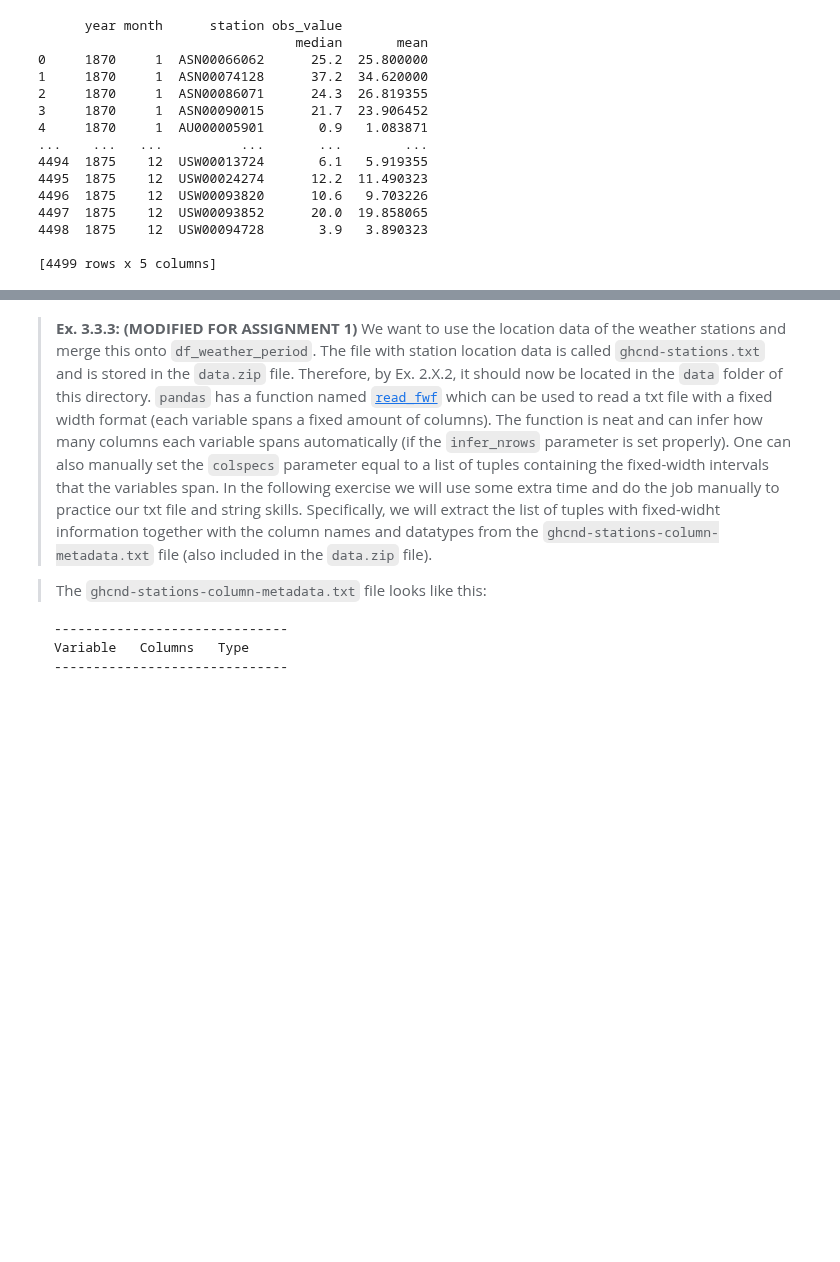
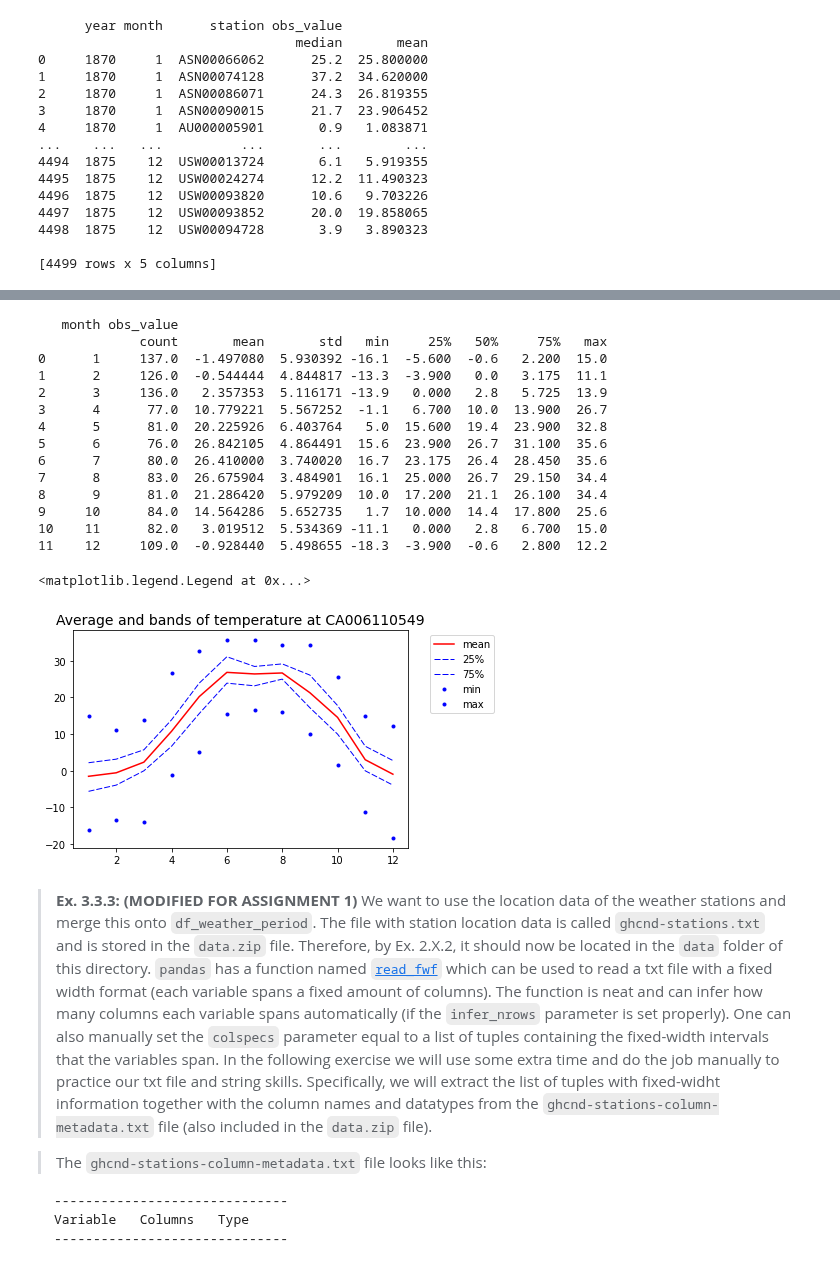
Before and after one commit to mathiasbindseil/three_drengz, a Jupyter notebook: Assignment 1/assignment_1.ipynb, the cells around one changed output, grey strips where cells are left out. Saved outputs shown, nothing was run; the diff lists cells and outputs as text; code cells hidden in the pictures; blank space fills up the shorter version.

```diff
--- a/Assignment 1/assignment_1.ipynb
+++ b/Assignment 1/assignment_1.ipynb
@@ -230,3 +230,46 @@ print(combined.reset_index())
+# %%
+# YOUR CODE HERE
+#CA = df_weather_period['station']=='CA006110549'
+
+CA=df_weather_period.loc[df_weather_period['station'] == 'CA006110549']
+
+split_var = ['month']
+apply_var = ['obs_value']
+df_weather_describe = CA.groupby(split_var)[apply_var].describe()
+print(df_weather_describe.reset_index())
+
+# Plotting descriptive statistics for the given station
+f,ax = plt.subplots()
+
+mean = ax.plot(df_weather_describe['obs_value', 'mean'], color = 'red', label='mean') # Choose lineplot
+lowerband = ax.plot(df_weather_describe['obs_value', '25%'], dashes=[6, 2], color = 'blue', linewidth = 1, label = '25%')
+upperband = ax.plot(df_weather_describe['obs_value', '75%'], dashes=[6, 2], color = 'blue', linewidth = 1, label = '75%')
+mindots = ax.plot(df_weather_describe['obs_value', 'min'], color='blue', marker='o', linestyle = 'None', markersize=3, label = 'min')
+maxdots = ax.plot(df_weather_describe['obs_value', 'max'], color='blue', marker='o', linestyle = 'None', markersize=3, label = 'max')
+
+ax.set_title('Average and bands of temperature at CA006110549') # Choose title for plot
+ax.title.set_fontsize(14) # Choose title font size
+
+ax.legend(loc = 'upper left', bbox_to_anchor=(1.05, 1))
+
+# plt.show()
+# %% [output]
+   month obs_value
+             count       mean       std   min     25%   50%     75%   max
+0      1     137.0  -1.497080  5.930392 -16.1  -5.600  -0.6   2.200  15.0
+1      2     126.0  -0.544444  4.844817 -13.3  -3.900   0.0   3.175  11.1
+2      3     136.0   2.357353  5.116171 -13.9   0.000   2.8   5.725  13.9
+3      4      77.0  10.779221  5.567252  -1.1   6.700  10.0  13.900  26.7
+4      5      81.0  20.225926  6.403764   5.0  15.600  19.4  23.900  32.8
+5      6      76.0  26.842105  4.864491  15.6  23.900  26.7  31.100  35.6
+6      7      80.0  26.410000  3.740020  16.7  23.175  26.4  28.450  35.6
+7      8      83.0  26.675904  3.484901  16.1  25.000  26.7  29.150  34.4
+8      9      81.0  21.286420  5.979209  10.0  17.200  21.1  26.100  34.4
+9     10      84.0  14.564286  5.652735   1.7  10.000  14.4  17.800  25.6
+10    11      82.0   3.019512  5.534369 -11.1   0.000   2.8   6.700  15.0
+11    12     109.0  -0.928440  5.498655 -18.3  -3.900  -0.6   2.800  12.2
+<matplotlib.legend.Legend at 0x...>
+[figure, added]
 # %% [markdown]
 > **Ex. 3.3.3: (MODIFIED FOR ASSIGNMENT 1)** We want to use the location data of the weather stations and merge this onto `df_weather_period`. The file with station location data is called  `ghcnd-stations.txt` and is stored in the `data.zip` file. Therefore, by Ex. 2.X.2, it should now be located in the `data` folder of this directory. `pandas` has a function named [`read_fwf`](https://pandas.pydata.org/docs/reference/api/pandas.read_fwf.html) which can be used to read a txt file with a fixed width format (each variable spans a fixed amount of columns). The function is neat and can infer how many columns each variable spans automatically (if the `infer_nrows` parameter is set properly). One can also manually set the `colspecs` parameter equal to a list of tuples containing the fixed-width intervals that the variables span. In the following exercise we will use some extra time and do the job manually to practice our txt file and string skills. Specifically, we will extract the list of tuples with fixed-widht information together with the column names and datatypes from the `ghcnd-stations-column-metadata.txt` file (also included in the `data.zip` file).
 
```
Also changed, not shown: parts of 10 cells of this notebook.
